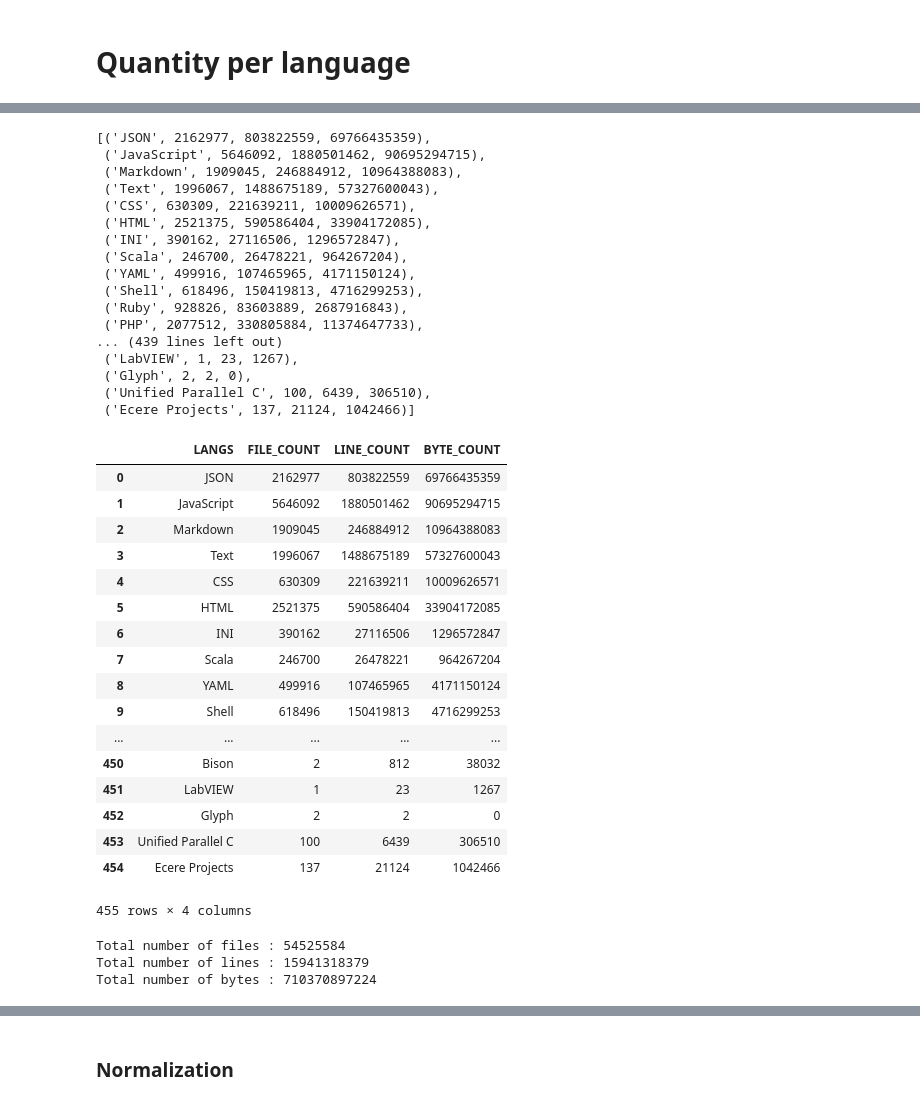
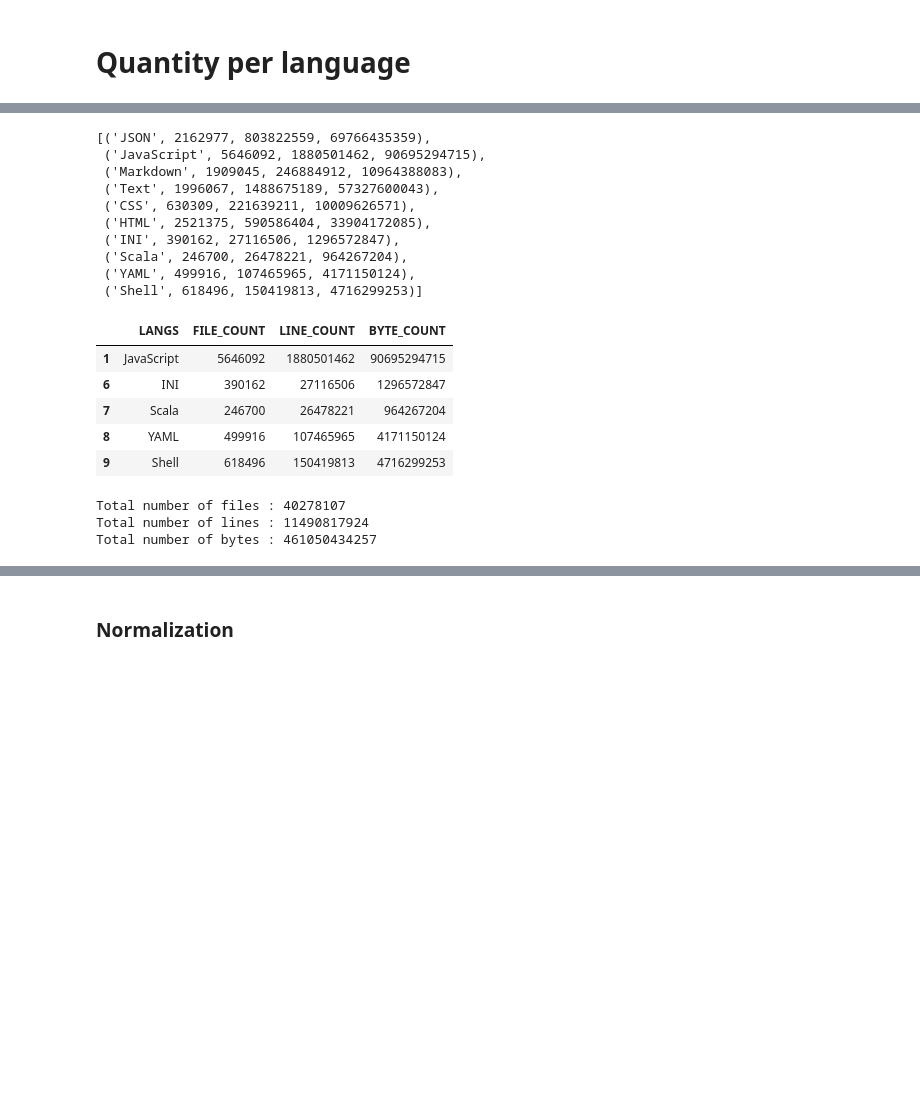
Before and after one commit to src-d/datasets, a Jupyter notebook: PublicGitArchive/doc/dataset_stats.ipynb, the cells around one changed output, grey strips where cells are left out. Cells and saved outputs as stored; diff of their text form; code cells hidden in the pictures; blank space fills up the shorter version.

```diff
--- a/PublicGitArchive/doc/dataset_stats.ipynb
+++ b/PublicGitArchive/doc/dataset_stats.ipynb
@@ -107,7 +91,7 @@ defaultdict(int,
 results = []
 for lang, _ in langs_files.items():
     results.append((lang, langs_files[lang], langs_lines[lang], langs_bytes[lang]))
-results
+results[:10]
 # %% [output]
 [('JSON', 2162977, 803822559, 69766435359),
  ('JavaScript', 5646092, 1880501462, 90695294715),
@@ -118,42 +102,24 @@ results
  ('INI', 390162, 27116506, 1296572847),
  ('Scala', 246700, 26478221, 964267204),
  ('YAML', 499916, 107465965, 4171150124),
- ('Shell', 618496, 150419813, 4716299253),
- ('Ruby', 928826, 83603889, 2687916843),
- ('PHP', 2077512, 330805884, 11374647733),
-... (439 lines left out)
- ('LabVIEW', 1, 23, 1267),
- ('Glyph', 2, 2, 0),
- ('Unified Parallel C', 100, 6439, 306510),
- ('Ecere Projects', 137, 21124, 1042466)]
+ ('Shell', 618496, 150419813, 4716299253)]
 # %%
 df_langs = pd.DataFrame(results, columns=["LANGS", "FILE_COUNT", "LINE_COUNT", "BYTE_COUNT"])
-df_langs
+df_langs = df_langs.drop([0,2,3,4,5,12,17])
+df_langs.head()
 # %% [output]
 |  | LANGS | FILE_COUNT | LINE_COUNT | BYTE_COUNT |
-| 0 | JSON | 2162977 | 803822559 | 69766435359 |
 | 1 | JavaScript | 5646092 | 1880501462 | 90695294715 |
-| 2 | Markdown | 1909045 | 246884912 | 10964388083 |
-| 3 | Text | 1996067 | 1488675189 | 57327600043 |
-| 4 | CSS | 630309 | 221639211 | 10009626571 |
-| 5 | HTML | 2521375 | 590586404 | 33904172085 |
 | 6 | INI | 390162 | 27116506 | 1296572847 |
 | 7 | Scala | 246700 | 26478221 | 964267204 |
 | 8 | YAML | 499916 | 107465965 | 4171150124 |
 | 9 | Shell | 618496 | 150419813 | 4716299253 |
-| ... | ... | ... | ... | ... |
-| 450 | Bison | 2 | 812 | 38032 |
-| 451 | LabVIEW | 1 | 23 | 1267 |
-| 452 | Glyph | 2 | 2 | 0 |
-| 453 | Unified Parallel C | 100 | 6439 | 306510 |
-| 454 | Ecere Projects | 137 | 21124 | 1042466 |
-455 rows × 4 columns
 # %%
 print("Total number of files :", df_langs["FILE_COUNT"].sum())
 print("Total number of lines :", df_langs["LINE_COUNT"].sum())
 print("Total number of bytes :", df_langs["BYTE_COUNT"].sum())
 # %% [output]
-Total number of files : 54525584
-Total number of lines : 15941318379
-Total number of bytes : 710370897224
+Total number of files : 40278107
+Total number of lines : 11490817924
+Total number of bytes : 461050434257
 # %%
```
Also changed, not shown: parts of 32 cells of this notebook, 7 other files.
